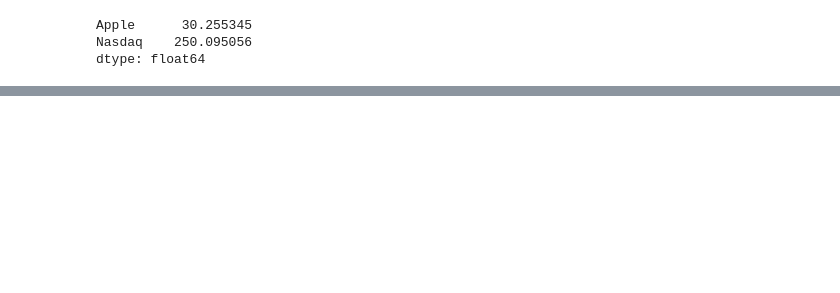
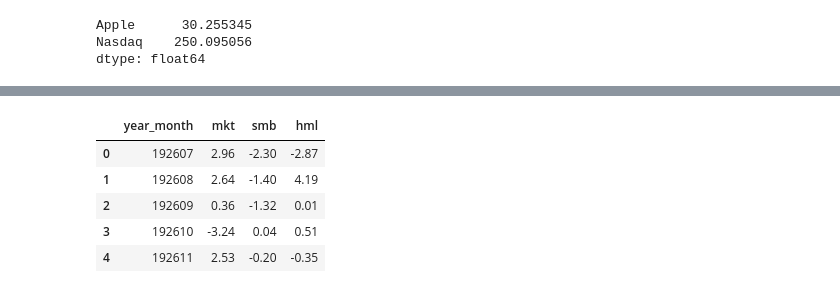
Before and after one commit to smurve/financials, a Jupyter notebook: Hoepner_Exercises.ipynb, the cells around one changed output, grey strips where cells are left out. Saved outputs shown, nothing was run; the diff lists cells and outputs as text; code cells hidden in the pictures; blank space fills up the shorter version.

```diff
--- a/GettingStarted_with_CFDS.ipynb
+++ b/Hoepner_Exercises.ipynb
@@ -463,0 +622,13 @@ Name: ex_ret_Apple, dtype: float64
+# %%
+fama_us = pd.read_csv('F-F_Research_Data_Factors.CSV', header=None, usecols=[0,1,2,3])
+# %%
+fama_us.columns = ['year_month', 'mkt', 'smb', 'hml']
+# %%
+fama_us.head()
+# %% [output]
+|  | year_month | mkt | smb | hml |
+| 0 | 192607 | 2.96 | -2.30 | -2.87 |
+| 1 | 192608 | 2.64 | -1.40 | 4.19 |
+| 2 | 192609 | 0.36 | -1.32 | 0.01 |
+| 3 | 192610 | -3.24 | 0.04 | 0.51 |
+| 4 | 192611 | 2.53 | -0.20 | -0.35 |
```
Also changed, not shown: parts of 82 cells of this notebook, 4 other files.
